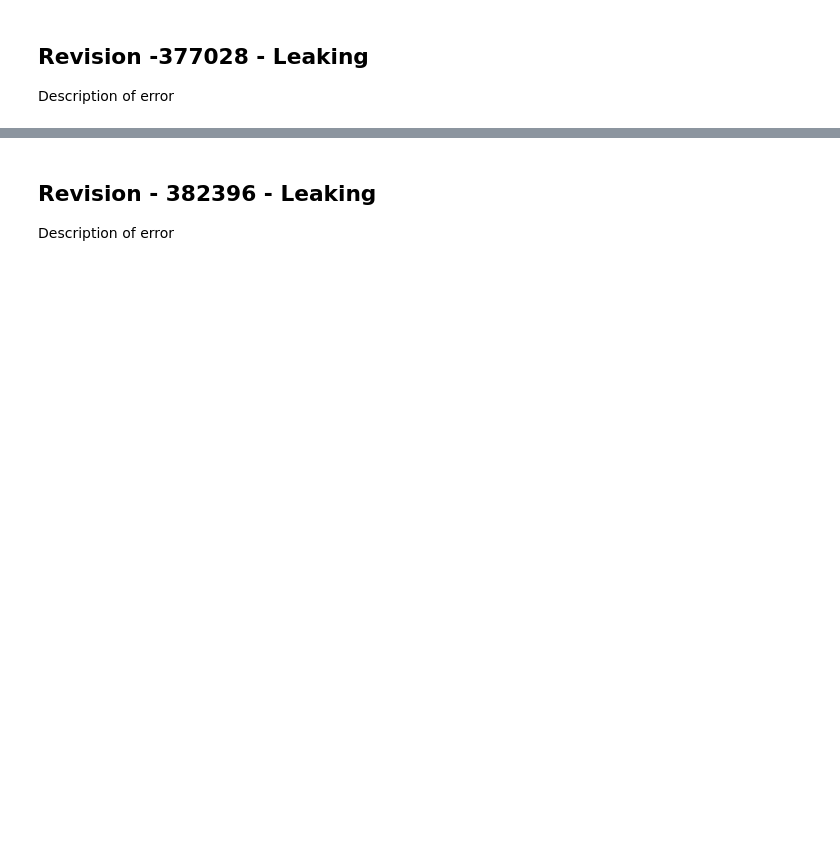
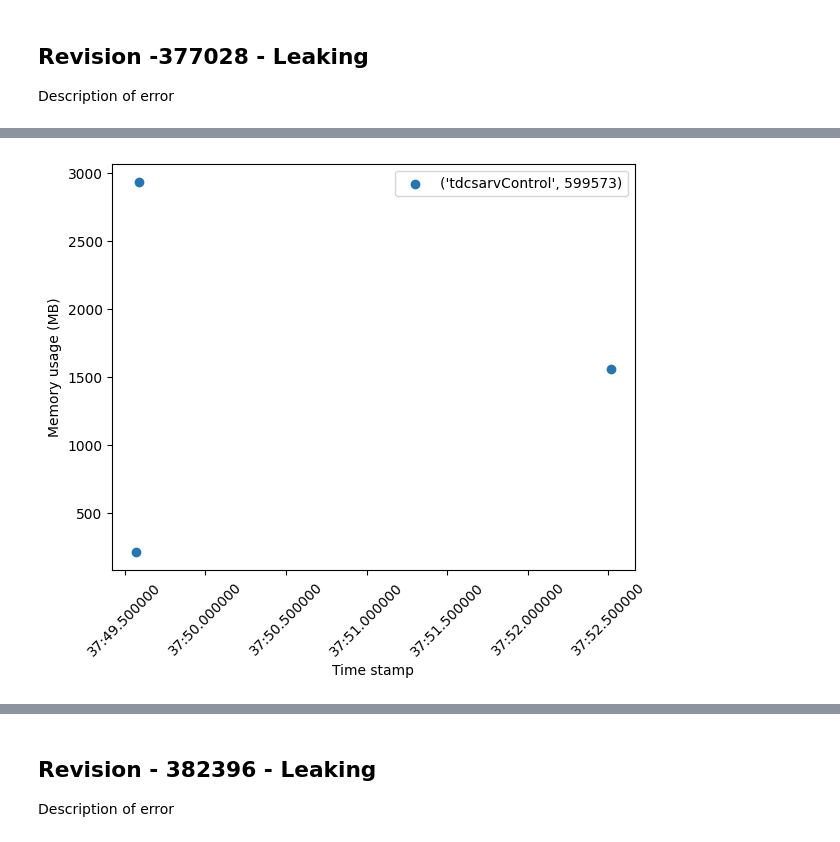
Before and after one commit to BenjaminCarpenter480/memorytools, a Jupyter notebook: Hyperparameters.ipynb, the cells around one changed output, grey strips where cells are left out. Cells and saved outputs as stored; diff of their text form; code cells hidden in the pictures; blank space fills up the shorter version.

```diff
--- a/Hyperparameters.ipynb
+++ b/Hyperparameters.ipynb
@@ -254 +251,6 @@ tdcsarv_377208.plot_data_to_screen(names=["tdcsarvControl"])
 <module 'matplotlib.pyplot' from '/home/bpc/Documents/memorytools/.venv/lib/python3.11/site-packages/matplotlib/pyplot.py'>
+# %%
+plt.cla()
+tdcsarv_377208.plot_data_to_screen(proc_pids=[599573])
+# %% [output]
+[figure, added]
```
Also changed, not shown: parts of 27 cells of this notebook, 2 other files.
